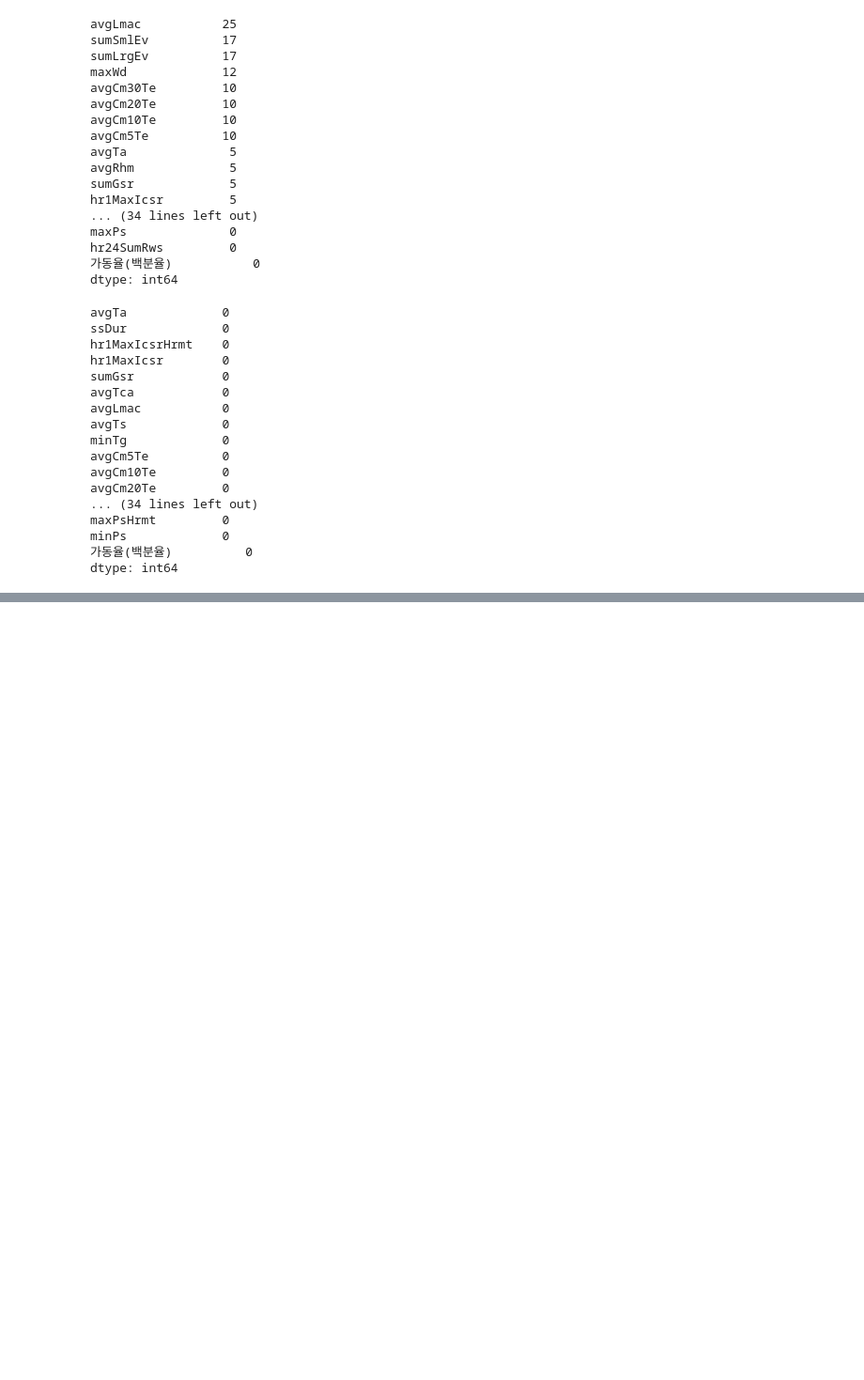
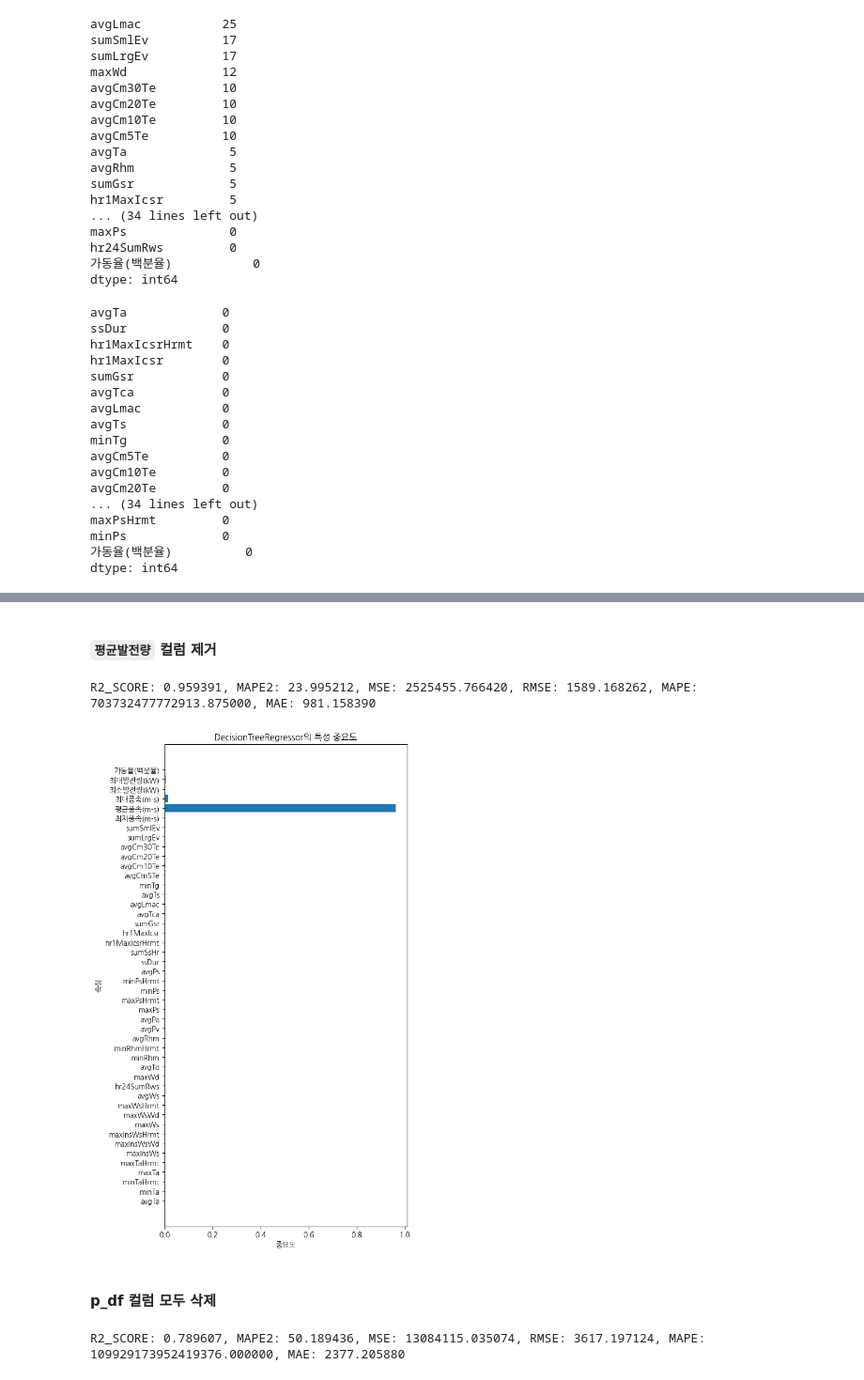
Before and after one commit to freemancho1/ai-projects, a Jupyter notebook: 40-WORK-T213P310/31-wind-power.ipynb, the cells around one changed output, grey strips where cells are left out. Shown at 94% size. Drawn from its saved outputs; the diff is of its cells as text; code cells hidden in the pictures; blank space fills up the shorter version.

```diff
--- a/40-WORK-T213P310/31-wind-power.ipynb
+++ b/40-WORK-T213P310/31-wind-power.ipynb
@@ -339,0 +500,26 @@ memory usage: 1.1 KB
+# %% [markdown]
+#### `평균발전량` 컬럼 제거
+# %%
+cutoff_x_xu.drop('평균발전량(kW)', axis=1, inplace=True)
+test_x_xu.drop('평균발전량(kW)', axis=1, inplace=True)
+# %%
+# 특별한 처리없이 기본값으로 처리
+model_dtr_xu = DecisionTreeRegressor().fit(cutoff_x_xu, cutoff_y)
+pred_dtr_xu = model_dtr_xu.predict(test_x_xu)
+_ = evaluation_func(test_y, pred_dtr_xu)
+# %% [output]
+R2_SCORE: 0.959391, MAPE2: 23.995212, MSE: 2525455.766420, RMSE: 1589.168262, MAPE: 703732477772913.875000, MAE: 981.158390
+# %%
+f_importances_xu = model_dtr_xu.feature_importances_
+
+plt.figure(figsize=(6,12))
+plt.barh(range(len(f_importances_xu)), f_importances_xu)
+plt.yticks(range(len(f_importances_xu)), cutoff_x_xu.columns)
+plt.xlabel('중요도')
+plt.ylabel('속성')
+plt.title('DecisionTreeRegressor의 특성 중요도')
+plt.show()
+# %% [output]
+[figure, added]
+# %% [markdown]
+#### p_df 컬럼 모두 삭제
@@ -339,0 +531,7 @@ memory usage: 1.1 KB
+# %%
+# 특별한 처리없이 기본값으로 처리
+model_dtr_xu = DecisionTreeRegressor().fit(cutoff_x_xu, cutoff_y)
+pred_dtr_xu = model_dtr_xu.predict(test_x_xu)
+_ = evaluation_func(test_y, pred_dtr_xu)
+# %% [output]
+R2_SCORE: 0.789607, MAPE2: 50.189436, MSE: 13084115.035074, RMSE: 3617.197124, MAPE: 109929173952419376.000000, MAE: 2377.205880
```
Also changed, not shown: parts of 90 cells of this notebook, 34 other files.
